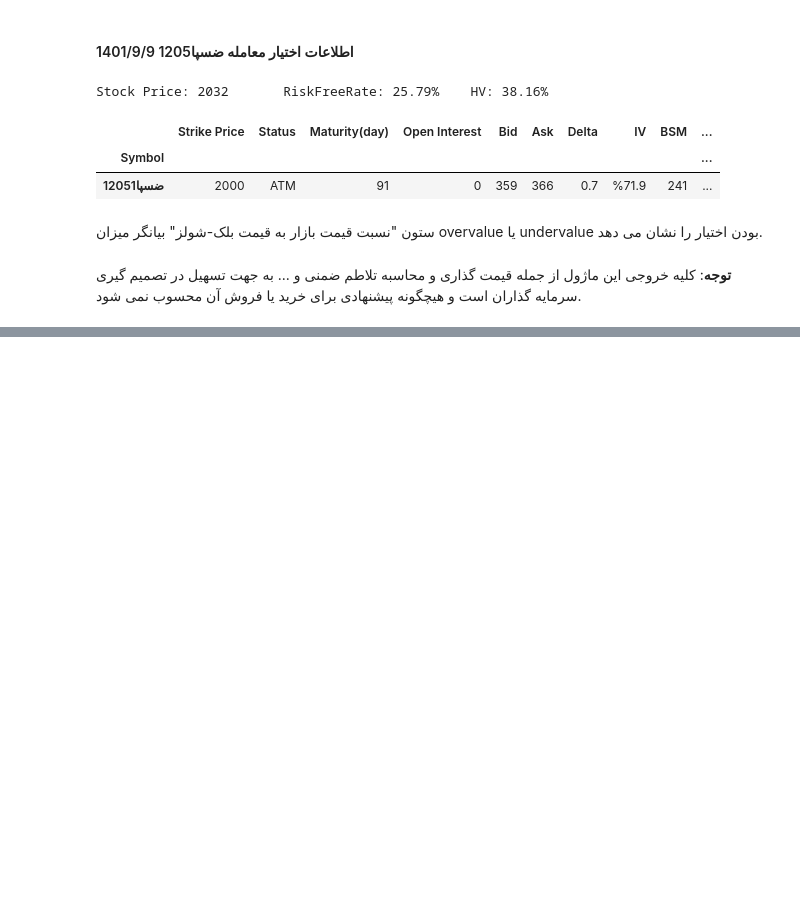
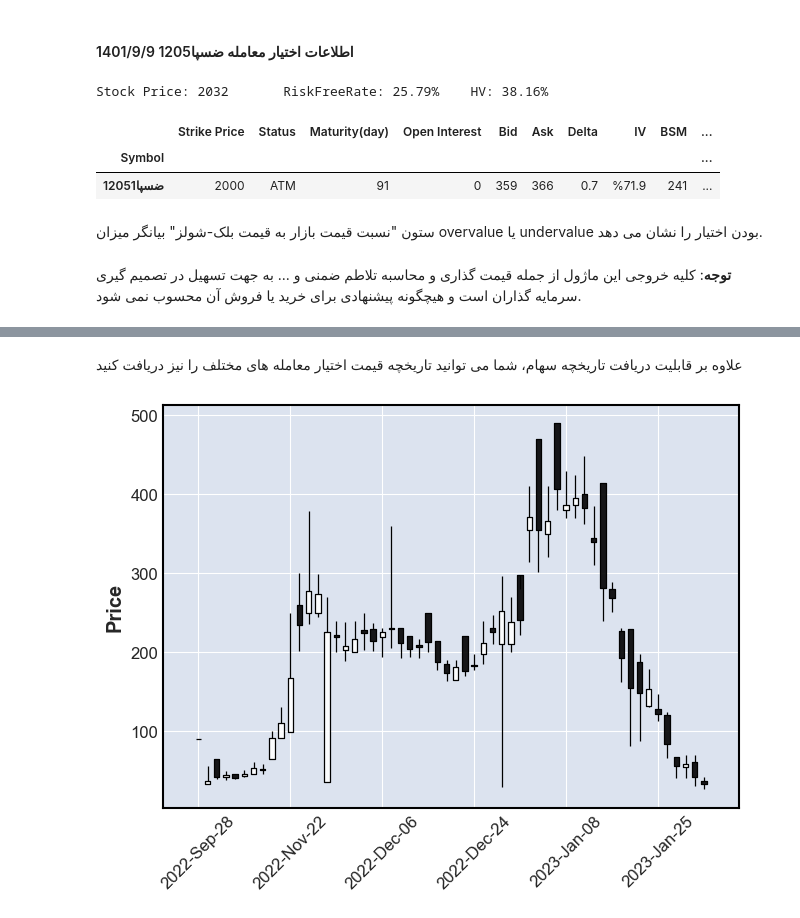
Before and after one commit to sm-sokout/tse-option, a Jupyter notebook: Example/Example.ipynb, the cells around one changed output, grey strips where cells are left out. Drawn from its saved outputs; the diff is of its cells as text; code cells hidden in the pictures; blank space fills up the shorter version.

```diff
--- a/Example/Example.ipynb
+++ b/Example/Example.ipynb
@@ -80,0 +148,7 @@ Stock Price: 2032       RiskFreeRate: 25.79%    HV: 38.16%
+# %% [markdown]
+علاوه بر قابلیت دریافت تاریخچه سهام، شما می توانید تاریخچه قیمت اختیار معامله های مختلف را نیز دریافت کنید
+# %%
+df = tso.download_history("ضسپا1208")
+mpf.plot(df, type='candle')
+# %% [output]
+[figure, added]
```
Also changed, not shown: parts of 13 cells of this notebook.
